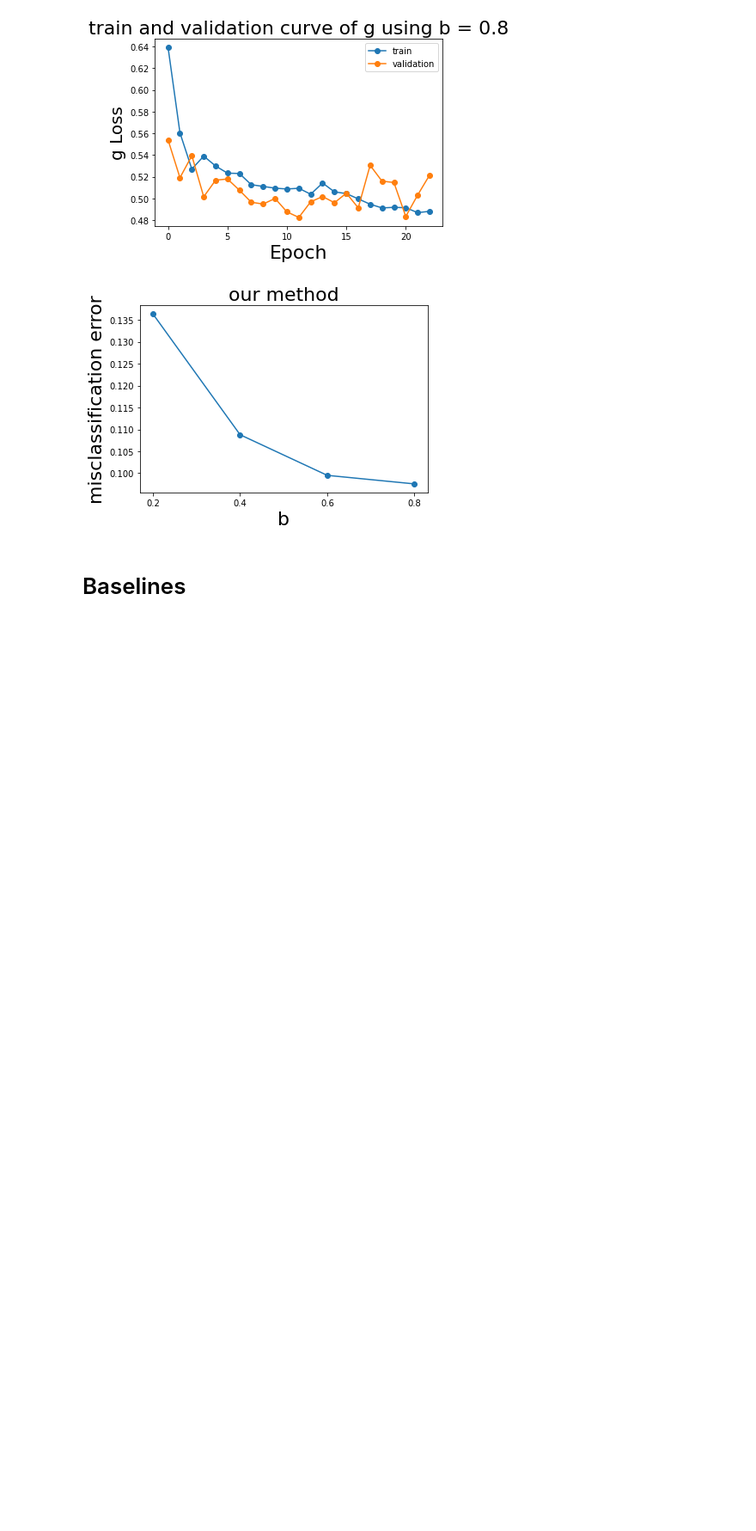
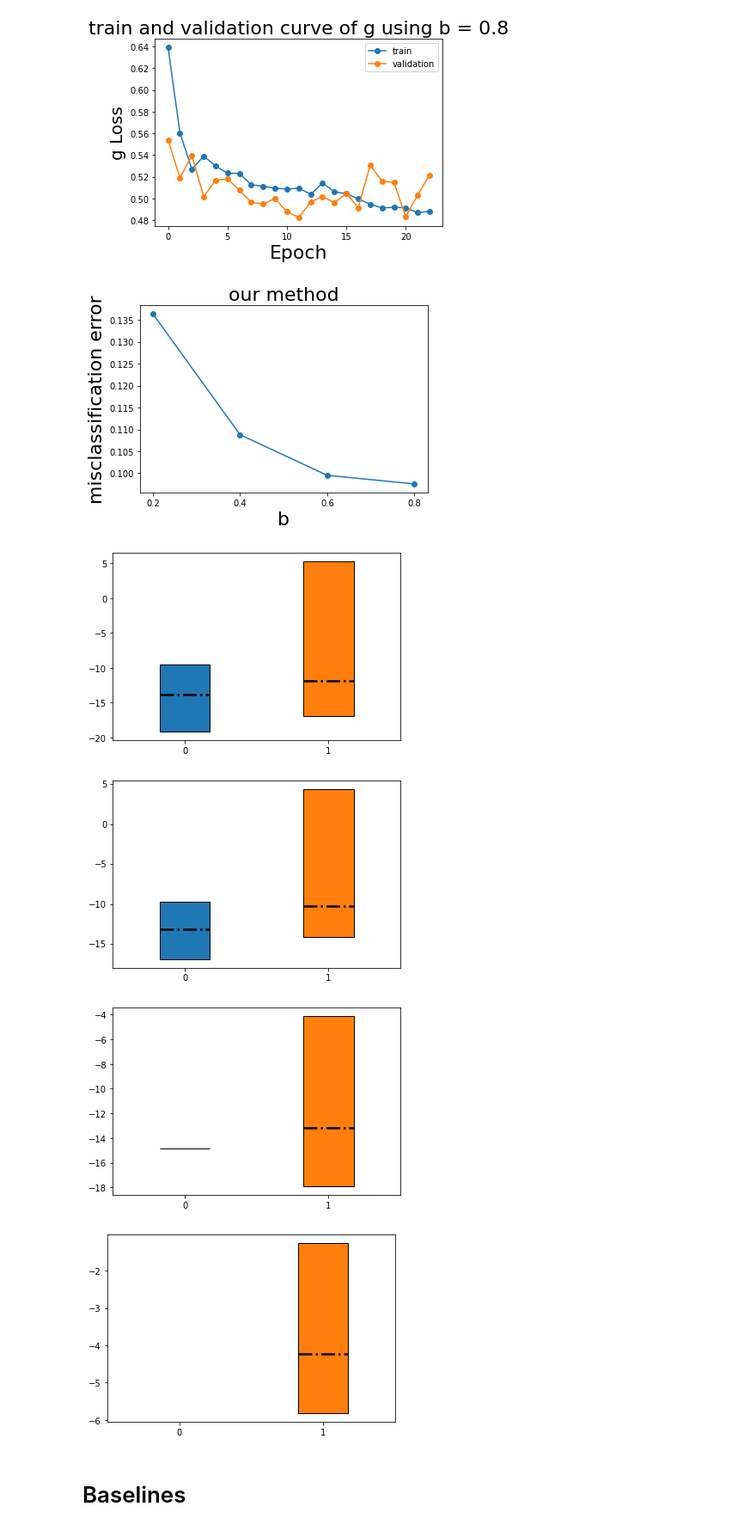
Before and after one commit to Networks-Learning/differentiable-learning-under-triage, a Jupyter notebook: Hatespeech/train.ipynb, the cells around one changed output. Shown at 86% size. Cells and saved outputs as stored; diff of their text form; code cells hidden in the pictures; blank space fills up the shorter version.

```diff
--- a/Hatespeech/train.ipynb
+++ b/Hatespeech/train.ipynb
@@ -585,6 +585,38 @@ def get_test_assignments_us(data_path,constraints):
 get_test_assignments_us(data_path,constraints)
 # %% [output]
 [figure]
+# %%
+def boxplot():
+    constraints = [0.4, 0.6, 0.8, 1.0]
+    res = load_data('results/Differentiable')
+    for constraint in constraints:
+        fig, ax = plt.subplots()
+
+        gpred = res[constraint]['gprediction'].cpu()
+        mloss = res[constraint]['mcrossloss'].cpu()
+        hloss = res[constraint]['hcrossloss'].cpu()
+        to_machine = res[constraint]['to_machine']
+        to_human = res[constraint]['to_human']
+        threshold_map = {0.0: 0.0, 0.2: 0.257, 0.4: 0.257, 0.6: 0.211, 0.8: 0.211, 1.0: 0.373}
+        below = [idx for idx in range(gpred.shape[0]) if idx in to_machine]
+        above = [idx for idx in range(gpred.shape[0]) if idx in to_human]
+        below_data = [np.log2(mloss[idx]) - np.log2(hloss[idx]) for idx in below]
+        above_data = [np.log2(mloss[idx]) - np.log2(hloss[idx]) for idx in above]
+
+        medianprops = dict(linestyle='-.', linewidth=2.5, color='black')
+
+        ax1 = ax.boxplot(np.array(below_data), positions=[0],  widths=0.35,sym='',whis=0,medianprops=medianprops,#usermedians=[np.mean(below_data)],
+                         patch_artist=True, boxprops=dict(facecolor="C0"))
+        ax2 = ax.boxplot(np.array(above_data), positions=[1],  widths=0.35,sym='',whis=0,medianprops = medianprops,#usermedians=[np.mean(above_data)],
+                         patch_artist=True, boxprops=dict(facecolor="C1"))
+        plt.show()
+# %%
+boxplot()
+# %% [output]
+[figure, added]
+[figure, added]
+[figure, added]
+[figure, added]
 # %% [markdown]
 # Baselines
 # %% [markdown]
```
Also changed, not shown: parts of 3 cells of this notebook.
